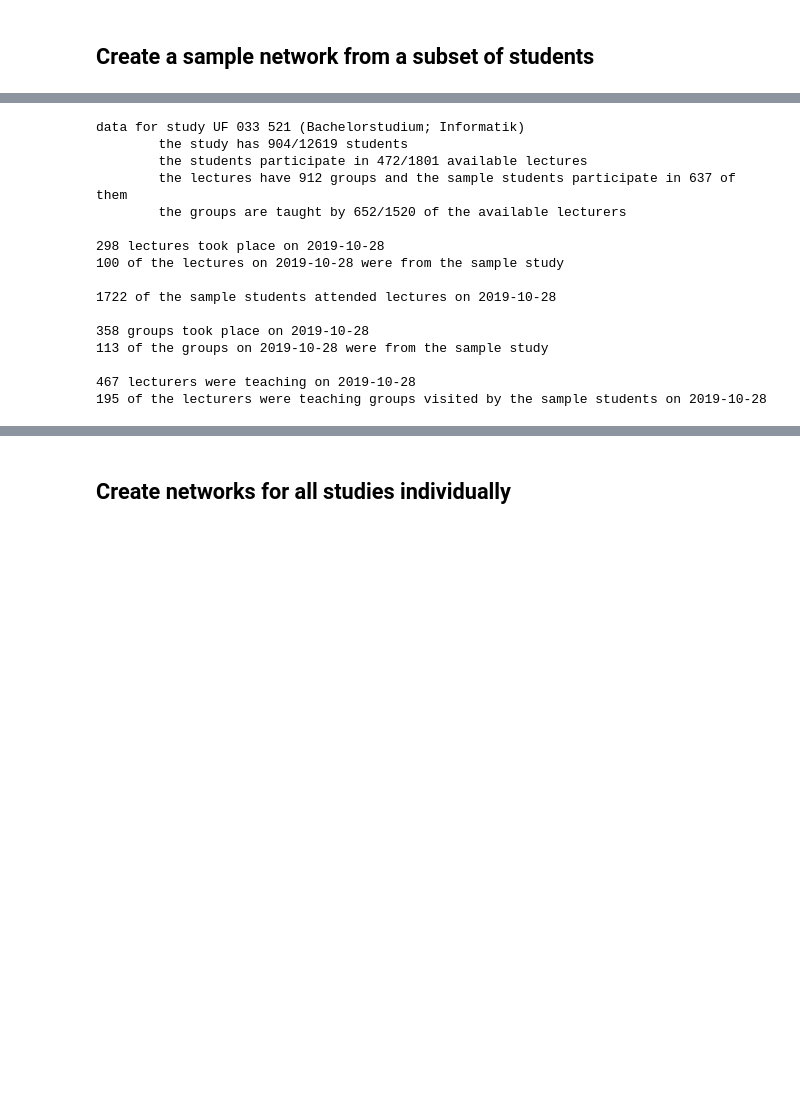
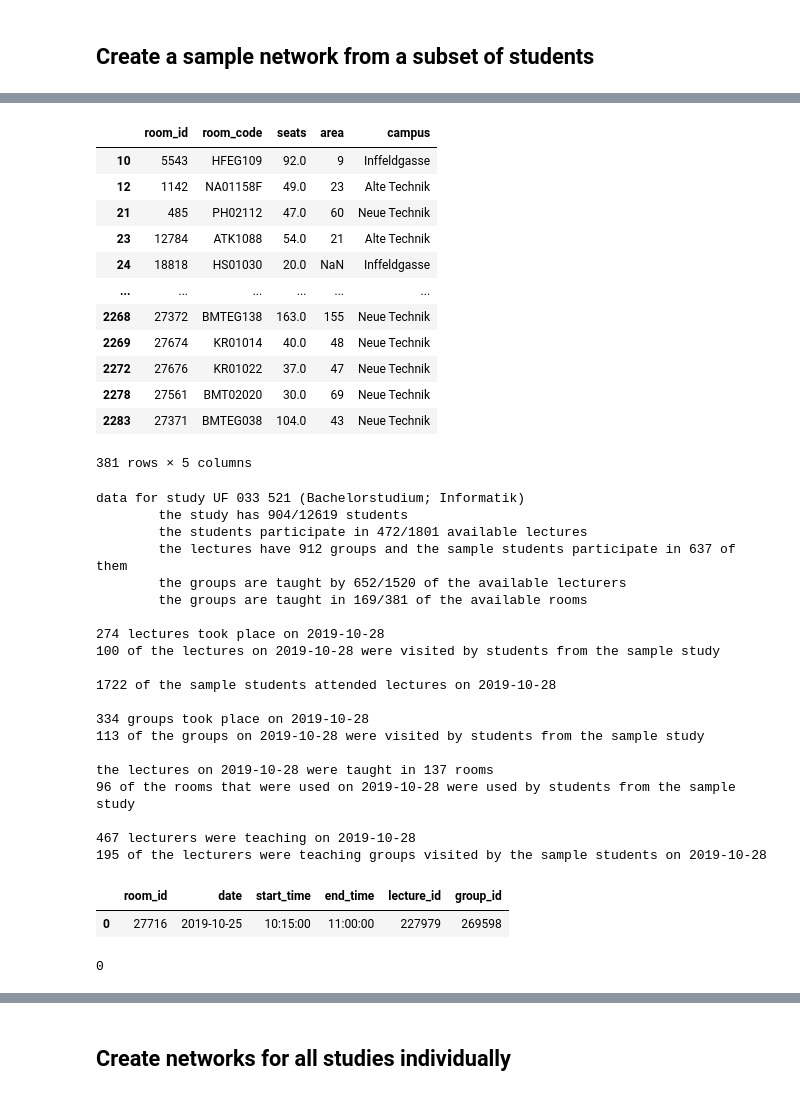
Before and after one commit to JanaLasser/uni_SEIRX, a Jupyter notebook: code/create_network.ipynb, the cells around one changed output, grey strips where cells are left out. Saved outputs shown, nothing was run; the diff lists cells and outputs as text; code cells hidden in the pictures; blank space fills up the shorter version.

```diff
--- a/code/create_network.ipynb
+++ b/code/create_network.ipynb
@@ -221,10 +231,28 @@ studies.head(2)
+# %%
+rooms
+# %% [output]
+|  | room_id | room_code | seats | area | campus |
+| 10 | 5543 | HFEG109 | 92.0 | 9 | Inffeldgasse |
+| 12 | 1142 | NA01158F | 49.0 | 23 | Alte Technik |
+| 21 | 485 | PH02112 | 47.0 | 60 | Neue Technik |
+| 23 | 12784 | ATK1088 | 54.0 | 21 | Alte Technik |
+| 24 | 18818 | HS01030 | 20.0 | NaN | Inffeldgasse |
+| ... | ... | ... | ... | ... | ... |
+| 2268 | 27372 | BMTEG138 | 163.0 | 155 | Neue Technik |
+| 2269 | 27674 | KR01014 | 40.0 | 48 | Neue Technik |
+| 2272 | 27676 | KR01022 | 37.0 | 47 | Neue Technik |
+| 2278 | 27561 | BMT02020 | 30.0 | 69 | Neue Technik |
+| 2283 | 27371 | BMTEG038 | 104.0 | 43 | Neue Technik |
+381 rows × 5 columns
 # %%
+reload(ncf)
 sample_day = '2019-10-28' # a monday early in the semester
 sample_dates = dates[dates['date'] == pd.to_datetime(sample_day)]
 
 sample_student_ids, sample_students, sample_lecture_ids, sample_group_ids, \
-    sample_lecturers, sample_lecturer_ids = \
-    ncf.get_study_data(sample_study_id, studies, students, lecturers, groups)
+    sample_lecturers, sample_lecturer_ids, sample_room_ids = \
+    ncf.get_study_data(sample_study_id, studies, students, lecturers, groups,
+                       rooms, dates)
 print()
 
 # Note: these are the lectures and groups that students of the sample study
@@ -236,7 +264,7 @@ print('{} lectures took place on {}'\
 
 sample_lectures_on_sample_day_ids = set(sample_lecture_ids)\
     .intersection(set(sample_dates['lecture_id']))
-print('{} of the lectures on {} were from the sample study'\
+print('{} of the lectures on {} were visited by students from the sample study'\
       .format(len(sample_lectures_on_sample_day_ids), sample_day))
 print()
 
@@ -255,8 +283,18 @@ print('{} groups took place on {}'\
 
 sample_groups_on_sample_day_ids = set(sample_group_ids)\
     .intersection(set(sample_dates['group_id']))
-print('{} of the groups on {} were from the sample study'\
+print('{} of the groups on {} were visited by students from the sample study'\
       .format(len(sample_groups_on_sample_day_ids), sample_day))
+print()
+
+
+# rooms the groups were taught in
+sample_rooms_on_sample_day_ids = set(sample_room_ids)\
+    .intersection(set(sample_dates['room_id']))
+print('the lectures on {} were taught in {} rooms'\
+      .format(sample_day, len(sample_dates['room_id'].unique())))
+print('{} of the rooms that were used on {} were used by students from the sample study'\
+      .format(len(sample_rooms_on_sample_day_ids), sample_day))
 print()
 
 # lecturers that taught groups of the sample study that took place on the
@@ -276,17 +314,30 @@ data for study UF 033 521 (Bachelorstudium; Informatik)
         the students participate in 472/1801 available lectures
         the lectures have 912 groups and the sample students participate in 637 of them
         the groups are taught by 652/1520 of the available lecturers
+        the groups are taught in 169/381 of the available rooms
 
-298 lectures took place on 2019-10-28
-100 of the lectures on 2019-10-28 were from the sample study
+274 lectures took place on 2019-10-28
+100 of the lectures on 2019-10-28 were visited by students from the sample study
 
 1722 of the sample students attended lectures on 2019-10-28
 
-358 groups took place on 2019-10-28
-113 of the groups on 2019-10-28 were from the sample study
+334 groups took place on 2019-10-28
+113 of the groups on 2019-10-28 were visited by students from the sample study
+
+the lectures on 2019-10-28 were taught in 137 rooms
+96 of the rooms that were used on 2019-10-28 were used by students from the sample study
 
 467 lecturers were teaching on 2019-10-28
 195 of the lecturers were teaching groups visited by the sample students on 2019-10-28
+# %%
+dates[(dates['group_id'] == 269598) & (dates['date'] == pd.to_datetime('2019-10-25'))]
+# %% [output]
+|  | room_id | date | start_time | end_time | lecture_id | group_id |
+| 0 | 27716 | 2019-10-25 | 10:15:00 | 11:00:00 | 227979 | 269598 |
+# %%
+max(0, -2)
+# %% [output]
+0
 # %%
 reload(ncf)
 
```
Also changed, not shown: parts of 5 cells of this notebook, 1 other file.
